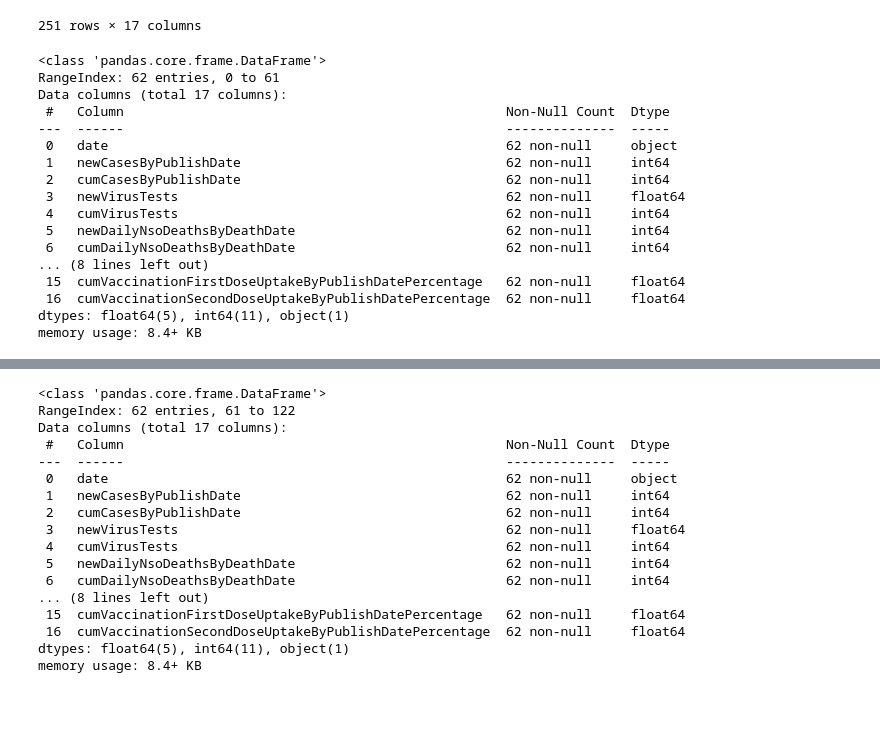
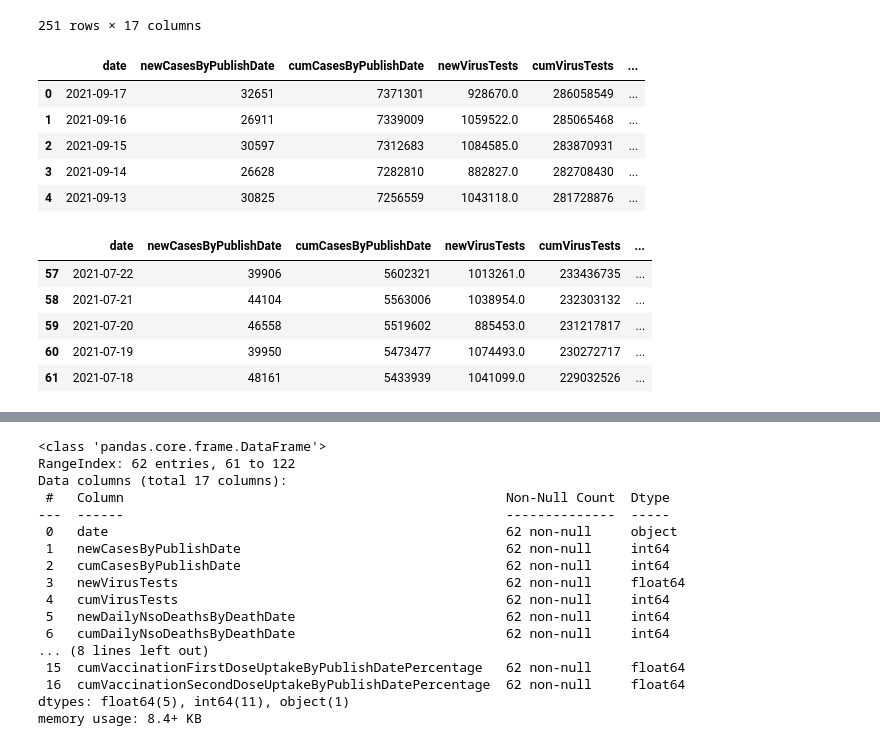
Before and after one commit to KimJinYeon/LikeLion_13th_DataCourse, a Jupyter notebook: 10_team_project/UK_data_visual.ipynb, the cells around one changed output, grey strips where cells are left out. Cells and saved outputs as stored; diff of their text form; code cells hidden in the pictures; blank space fills up the shorter version.

```diff
--- a/10_team_project/UK_data_visual.ipynb
+++ b/10_team_project/UK_data_visual.ipynb
@@ -35,24 +35,22 @@ UK_data
 # %%
 UK_data_ac = UK_data.loc[0:61, :]
 # %%
-UK_data_ac.info()
+UK_data_ac.head()
 # %% [output]
-<class 'pandas.core.frame.DataFrame'>
-RangeIndex: 62 entries, 0 to 61
-Data columns (total 17 columns):
- #   Column                                                 Non-Null Count  Dtype
----  ------                                                 --------------  -----
- 0   date                                                   62 non-null     object
- 1   newCasesByPublishDate                                  62 non-null     int64
- 2   cumCasesByPublishDate                                  62 non-null     int64
- 3   newVirusTests                                          62 non-null     float64
- 4   cumVirusTests                                          62 non-null     int64
- 5   newDailyNsoDeathsByDeathDate                           62 non-null     int64
- 6   cumDailyNsoDeathsByDeathDate                           62 non-null     int64
-... (8 lines left out)
- 15  cumVaccinationFirstDoseUptakeByPublishDatePercentage   62 non-null     float64
- 16  cumVaccinationSecondDoseUptakeByPublishDatePercentage  62 non-null     float64
-dtypes: float64(5), int64(11), object(1)
-memory usage: 8.4+ KB
+|  | date | newCasesByPublishDate | cumCasesByPublishDate | newVirusTests | cumVirusTests | ... |
+| 0 | 2021-09-17 | 32651 | 7371301 | 928670.0 | 286058549 | ... |
+| 1 | 2021-09-16 | 26911 | 7339009 | 1059522.0 | 285065468 | ... |
+| 2 | 2021-09-15 | 30597 | 7312683 | 1084585.0 | 283870931 | ... |
+| 3 | 2021-09-14 | 26628 | 7282810 | 882827.0 | 282708430 | ... |
+| 4 | 2021-09-13 | 30825 | 7256559 | 1043118.0 | 281728876 | ... |
+# %%
+UK_data_ac.tail()
+# %% [output]
+|  | date | newCasesByPublishDate | cumCasesByPublishDate | newVirusTests | cumVirusTests | ... |
+| 57 | 2021-07-22 | 39906 | 5602321 | 1013261.0 | 233436735 | ... |
+| 58 | 2021-07-21 | 44104 | 5563006 | 1038954.0 | 232303132 | ... |
+| 59 | 2021-07-20 | 46558 | 5519602 | 885453.0 | 231217817 | ... |
+| 60 | 2021-07-19 | 39950 | 5473477 | 1074493.0 | 230272717 | ... |
+| 61 | 2021-07-18 | 48161 | 5433939 | 1041099.0 | 229032526 | ... |
 # %%
 UK_data_bc = UK_data.loc[61:122, :]
```
Also changed, not shown: parts of 2 cells of this notebook, 3 other files.
